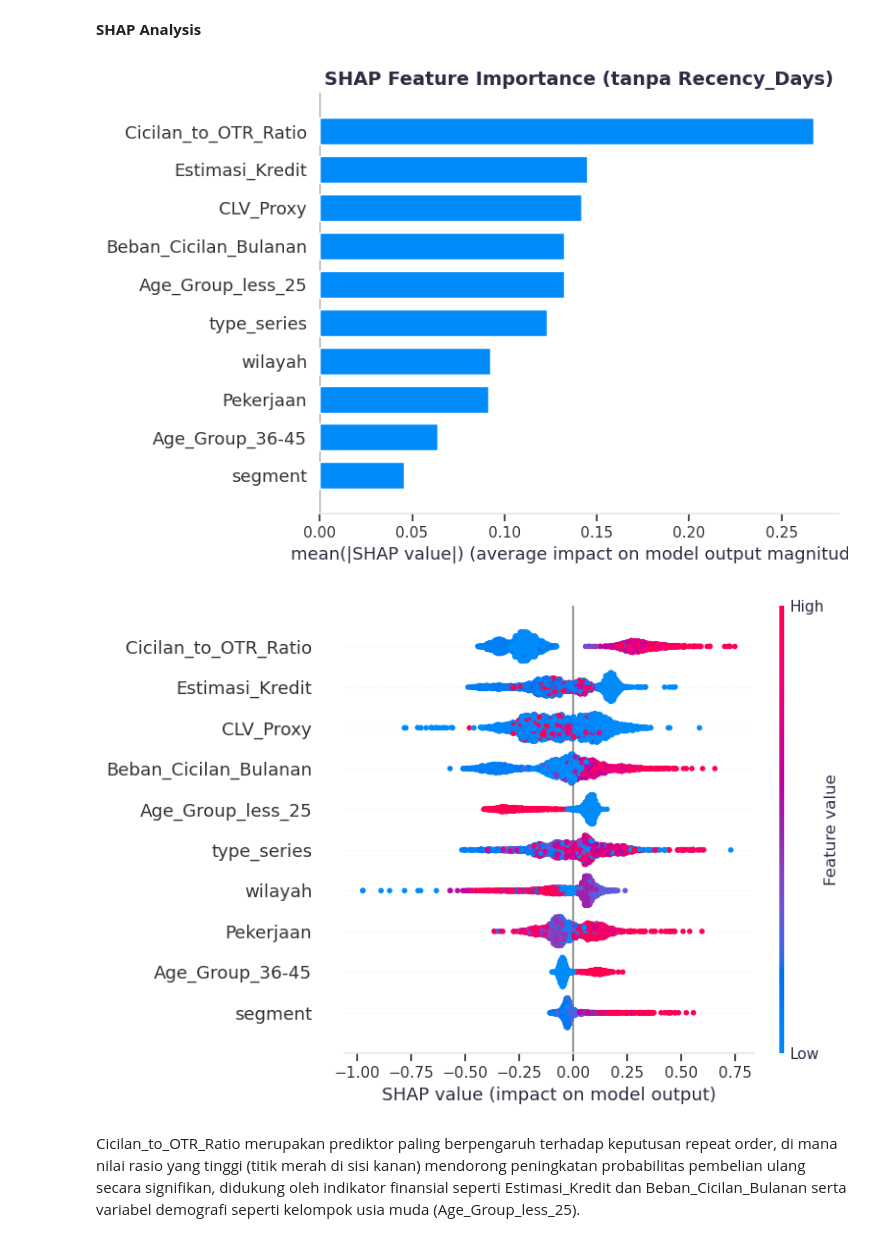
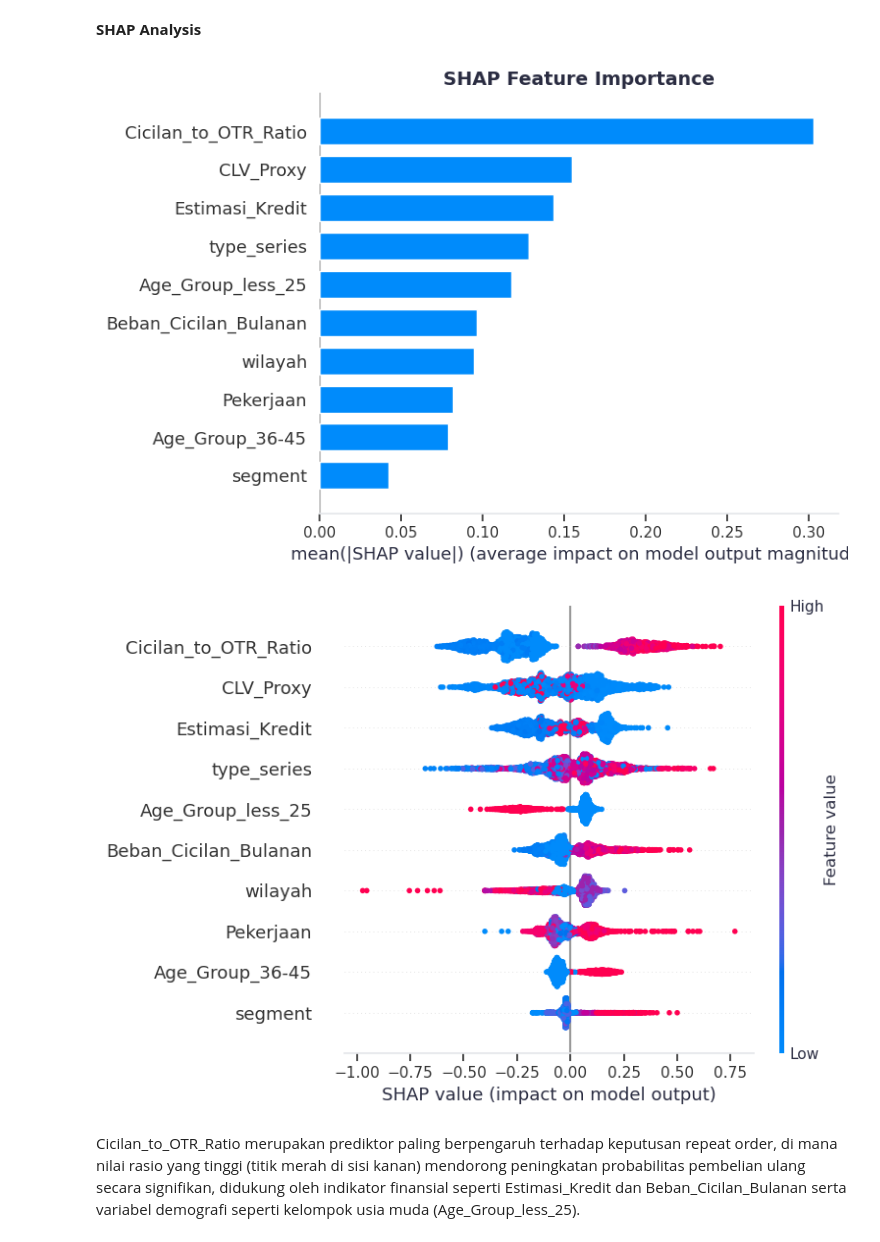
Before and after one commit to hillalhar/UCSPARC-Dealer-Repeat-order-optimization, a Jupyter notebook: Repeat-order-optimization.ipynb, the cells around one changed output. Cells and saved outputs as stored; diff of their text form; code cells hidden in the pictures.

```diff
--- a/Repeat-order-optimization.ipynb
+++ b/Repeat-order-optimization.ipynb
@@ -1057,8 +1210,7 @@ Karena Recency_Days bertindak sebagai censoring proxy yang leaky (mengukur duras
 features_to_use = [
     'DP_Ratio', 'DP_sum', 'DP_Log', 'Estimasi_Kredit', 'Beban_Cicilan_Bulanan', 'Cicilan_to_OTR_Ratio',
     'CLV_Proxy', 'Age_Group', 'Bulan_Beli_Pertama',
-    'Jml_Unit', 'Is_Credit', 'Short_Tenor', 'Is_NonMatic_Segment',
-    'Gender', 'Pekerjaan', 'Tenor_max', 'Finance_Company', 'type_series', 'segment',
+    'Jml_Unit', 'Is_Credit', 'Short_Tenor', 'Is_NonMatic_Segment', 'Pekerjaan', 'Tenor_class', 'Finance_Company', 'type_series', 'segment',
     'dealer', 'wilayah'
 ]
 
@@ -1100,7 +1257,7 @@ y_train = train_data_balanced['Target']
 # %%
 # Definisikan kelompok fitur berdasarkan tipe pengolahannya
 num_features = ['DP_Ratio', 'DP_sum', 'DP_Log', 'Estimasi_Kredit', 'Beban_Cicilan_Bulanan', 'Cicilan_to_OTR_Ratio', 'CLV_Proxy', 'Jml_Unit']
-cat_low_features = ['Age_Group', 'Bulan_Beli_Pertama', 'Is_Credit', 'Short_Tenor', 'Is_NonMatic_Segment', 'Tenor_max']
+cat_low_features = ['Age_Group', 'Bulan_Beli_Pertama', 'Is_Credit', 'Short_Tenor', 'Is_NonMatic_Segment', 'Tenor_class']
 cat_high_features = ['Pekerjaan', 'Finance_Company', 'type_series', 'segment', 'dealer', 'wilayah']
 
 # Pipeline Numerik, Imputasi Median -> Scaling
@@ -1261,0 +1350,38 @@ for name, model in base_models.items():
+# %%
+# untuk cari optimal classification threshold
+def optimal_f1_threshold(y_true, y_proba):
+    precision, recall, thresholds = precision_recall_curve(y_true, y_proba)
+    f1 = np.divide(2 * precision * recall, precision + recall,
+                   out=np.zeros_like(precision), where=(precision + recall) != 0)
+    best_ix = f1.argmax()
+    thresh = thresholds[best_ix] if best_ix < len(thresholds) else 0.5
+    return thresh, f1[best_ix]
+
+# parameter tuning loop
+results = {}
+for name, model in base_models.items():
+    print(f"\n{name}...")
+
+    # Tuning
+    search = RandomizedSearchCV(model, param_grids[name], n_iter=10,
+                                scoring='roc_auc', cv=5, random_state=42, n_jobs=-1)
+    search.fit(X_train_df, y_train)
+    print(f"     Best Params: {search.best_params_}")
+
+    # Evaluasi di validation
+    y_val_proba = search.best_estimator_.predict_proba(X_val_df)[:, 1]
+    auc = roc_auc_score(y_val, y_val_proba)
+    thresh, f1 = optimal_f1_threshold(y_val, y_val_proba)
+
+    # Simpan parameter
+    results[name] = {
+        'AUC_val': auc, 'Best_F1_val': f1, 'Optimal_Threshold': thresh,
+        'best_params': search.best_params_, 'model': search.best_estimator_,
+    }
+
+# 4. Pilih juara sekali saja di akhir
+best_model_name = max(results, key=lambda n: results[n]['AUC_val'])
+best_model_obj  = results[best_model_name]['model']
+best_model_auc  = results[best_model_name]['AUC_val']
+print(f"\nModel terbaik: {best_model_name} (AUC {best_model_auc:.4f})")
+print(f"\nThreshold terbaik: {thresh}")
@@ -1347,24 +1498,24 @@ Hasil Permutation Feature Importance menunjukkan bahwa Cicilan_to_OTR_Ratio dan
 # %%
 explainer = shap.TreeExplainer(final_model)
 shap_sample = X_test_df.sample(n=3000, random_state=42)
 shap_values = explainer.shap_values(shap_sample)
 
 if isinstance(shap_values, list):
     shap_values_plot = shap_values[1]
 else:
     shap_values_plot = shap_values
 
-plt.title("SHAP Feature Importance (tanpa Recency_Days)", fontsize=14, fontweight='bold')
+plt.title("SHAP Feature Importance", fontsize=14, fontweight='bold')
 shap.summary_plot(shap_values_plot, shap_sample, plot_type="bar", show=False, max_display=10)
 plt.tight_layout()
 plt.show()
 
 shap.summary_plot(shap_values_plot, shap_sample, show=False, max_display=10)
 plt.tight_layout()
 plt.show()
 # %% [output]
-[figure, old version]
+[figure, new version]
-[figure, old version]
+[figure, new version]
 # %% [markdown]
 Cicilan_to_OTR_Ratio merupakan prediktor paling berpengaruh terhadap keputusan repeat order, di mana nilai rasio yang tinggi (titik merah di sisi kanan) mendorong peningkatan probabilitas pembelian ulang secara signifikan, didukung oleh indikator finansial seperti Estimasi_Kredit dan Beban_Cicilan_Bulanan serta variabel demografi seperti kelompok usia muda (Age_Group_less_25).
 # %% [markdown]
```
Also changed, not shown: parts of 64 cells of this notebook, 1 other file.
